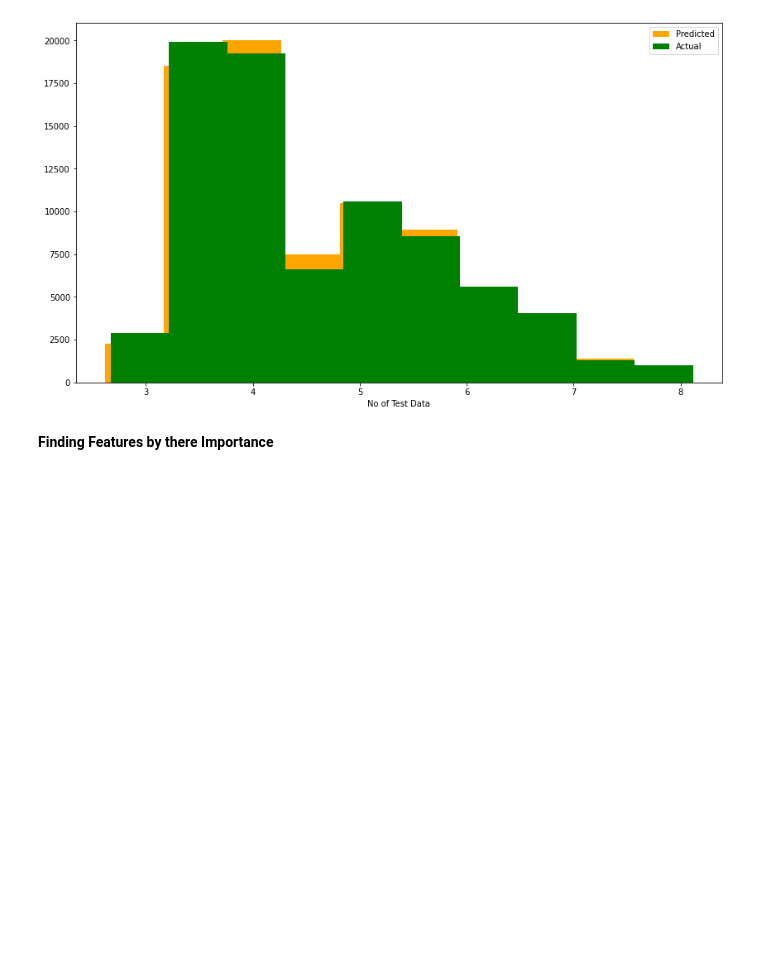
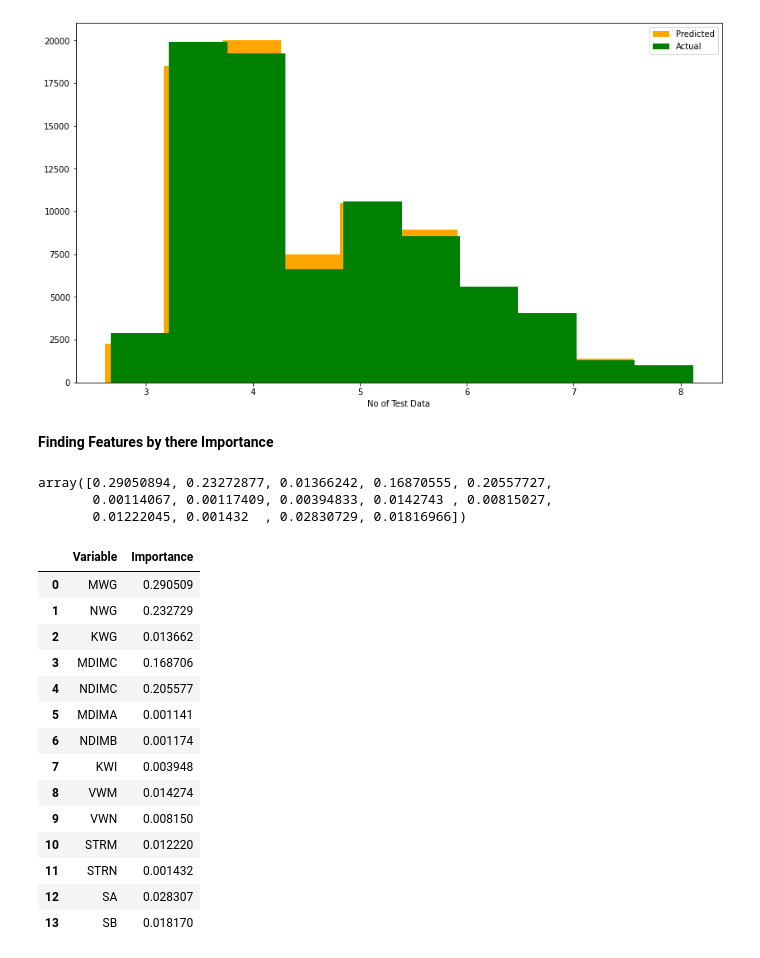
Before and after one commit to lokeshtokas/SGEMM-GPU-Kernel-Performance, a Jupyter notebook: SGEMM GPU Kernel Performance - Capstone Project.ipynb, the cells around one changed output. Cells and saved outputs as stored; diff of their text form; code cells hidden in the pictures; blank space fills up the shorter version.

```diff
--- a/SGEMM GPU Kernel Performance - Capstone Project.ipynb
+++ b/SGEMM GPU Kernel Performance - Capstone Project.ipynb
@@ -400,3 +402,33 @@ plt.show()
 [figure]
 # %% [markdown]
 **Finding Features by there Importance**
+# %%
+importance = tree_reg.feature_importances_
+importance
+# %% [output]
+array([0.29050894, 0.23272877, 0.01366242, 0.16870555, 0.20557727,
+       0.00114067, 0.00117409, 0.00394833, 0.0142743 , 0.00815027,
+       0.01222045, 0.001432  , 0.02830729, 0.01816966])
+# %%
+feature_names = list(X.columns)
+# %%
+tree_imp = pd.DataFrame(columns = ['Variable','Importance'])
+tree_imp.Variable = feature_names
+tree_imp.Importance = importance
+tree_imp
+# %% [output]
+|  | Variable | Importance |
+| 0 | MWG | 0.290509 |
+| 1 | NWG | 0.232729 |
+| 2 | KWG | 0.013662 |
+| 3 | MDIMC | 0.168706 |
+| 4 | NDIMC | 0.205577 |
+| 5 | MDIMA | 0.001141 |
+| 6 | NDIMB | 0.001174 |
+| 7 | KWI | 0.003948 |
+| 8 | VWM | 0.014274 |
+| 9 | VWN | 0.008150 |
+| 10 | STRM | 0.012220 |
+| 11 | STRN | 0.001432 |
+| 12 | SA | 0.028307 |
+| 13 | SB | 0.018170 |
```
Also changed, not shown: parts of 3 cells of this notebook.
